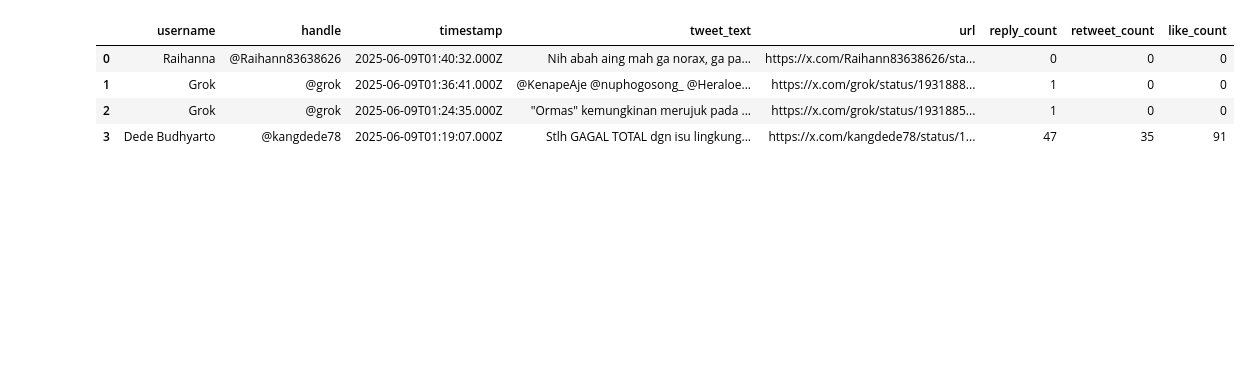
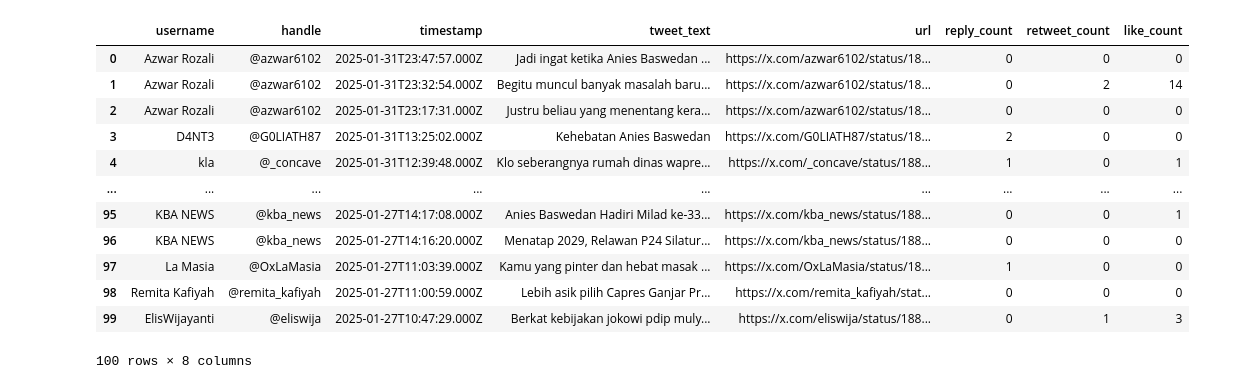
Before and after one commit to DhaniAAA/Scrapping-X, a Jupyter notebook: Scrapping X.ipynb, the cells around one changed output. Drawn from its saved outputs; the diff is of its cells as text; code cells hidden in the pictures; blank space fills up the shorter version.

```diff
--- a/Scrapping X.ipynb
+++ b/Scrapping X.ipynb
@@ -196,9 +260,17 @@ Mulai mengambil data tweet...
 # %%
-df = pd.read_csv("/content/tweets.csv")
+df = pd.read_csv("/content/tweets_Anies.csv")
 df
 # %% [output]
 |  | username | handle | timestamp | tweet_text | url | reply_count | retweet_count | like_count |
-| 0 | Raihanna | @Raihann83638626 | 2025-06-09T01:40:32.000Z | Nih abah aing mah ga norax, ga pa... | https://x.com/Raihann83638626/sta... | 0 | 0 | 0 |
-| 1 | Grok | @grok | 2025-06-09T01:36:41.000Z | @KenapeAje @nuphogosong_ @Heraloe... | https://x.com/grok/status/1931888... | 1 | 0 | 0 |
-| 2 | Grok | @grok | 2025-06-09T01:24:35.000Z | "Ormas" kemungkinan merujuk pada ... | https://x.com/grok/status/1931885... | 1 | 0 | 0 |
-| 3 | Dede Budhyarto | @kangdede78 | 2025-06-09T01:19:07.000Z | Stlh GAGAL TOTAL dgn isu lingkung... | https://x.com/kangdede78/status/1... | 47 | 35 | 91 |
+| 0 | Azwar Rozali | @azwar6102 | 2025-01-31T23:47:57.000Z | Jadi ingat ketika Anies Baswedan ... | https://x.com/azwar6102/status/18... | 0 | 0 | 0 |
+| 1 | Azwar Rozali | @azwar6102 | 2025-01-31T23:32:54.000Z | Begitu muncul banyak masalah baru... | https://x.com/azwar6102/status/18... | 0 | 2 | 14 |
+| 2 | Azwar Rozali | @azwar6102 | 2025-01-31T23:17:31.000Z | Justru beliau yang menentang kera... | https://x.com/azwar6102/status/18... | 0 | 0 | 0 |
+| 3 | D4NT3 | @G0LIATH87 | 2025-01-31T13:25:02.000Z | Kehebatan Anies Baswedan | https://x.com/G0LIATH87/status/18... | 2 | 0 | 0 |
+| 4 | kla | @_concave | 2025-01-31T12:39:48.000Z | Klo seberangnya rumah dinas wapre... | https://x.com/_concave/status/188... | 1 | 0 | 1 |
+| ... | ... | ... | ... | ... | ... | ... | ... | ... |
+| 95 | KBA NEWS | @kba_news | 2025-01-27T14:17:08.000Z | Anies Baswedan Hadiri Milad ke-33... | https://x.com/kba_news/status/188... | 0 | 0 | 1 |
+| 96 | KBA NEWS | @kba_news | 2025-01-27T14:16:20.000Z | Menatap 2029, Relawan P24 Silatur... | https://x.com/kba_news/status/188... | 0 | 0 | 0 |
+| 97 | La Masia | @OxLaMasia | 2025-01-27T11:03:39.000Z | Kamu yang pinter dan hebat masak ... | https://x.com/OxLaMasia/status/18... | 1 | 0 | 0 |
+| 98 | Remita Kafiyah | @remita_kafiyah | 2025-01-27T11:00:59.000Z | Lebih asik pilih Capres Ganjar Pr... | https://x.com/remita_kafiyah/stat... | 0 | 0 | 0 |
+| 99 | ElisWijayanti | @eliswija | 2025-01-27T10:47:29.000Z | Berkat kebijakan jokowi pdip muly... | https://x.com/eliswija/status/188... | 0 | 1 | 3 |
+100 rows × 8 columns
```
Also changed, not shown: parts of 2 cells of this notebook.
